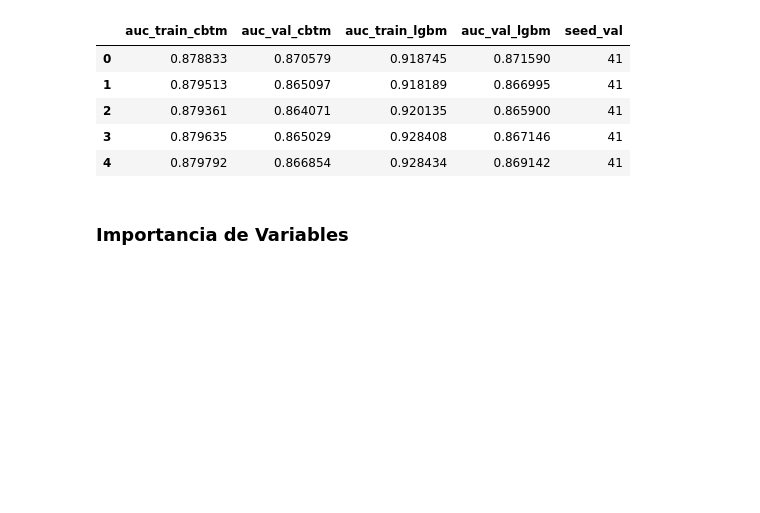
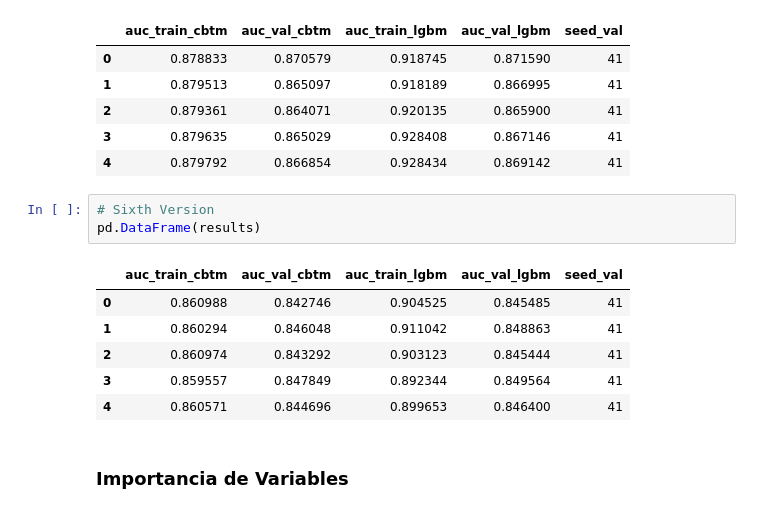
Before and after one commit to mlaricobar/solution-datathon-interbank-2020, a Jupyter notebook: [04] Model Building.ipynb, the cells around one changed output. Drawn from its saved outputs; the diff is of its cells as text; blank space fills up the shorter version.

```diff
--- a/[04] Model Building.ipynb
+++ b/[04] Model Building.ipynb
@@ -471,6 +463,16 @@ pd.DataFrame(results)
 | 2 | 0.879361 | 0.864071 | 0.920135 | 0.865900 | 41 |
 | 3 | 0.879635 | 0.865029 | 0.928408 | 0.867146 | 41 |
 | 4 | 0.879792 | 0.866854 | 0.928434 | 0.869142 | 41 |
+# %%
+# Sixth Version
+pd.DataFrame(results)
+# %% [output]
+|  | auc_train_cbtm | auc_val_cbtm | auc_train_lgbm | auc_val_lgbm | seed_val |
+| 0 | 0.860988 | 0.842746 | 0.904525 | 0.845485 | 41 |
+| 1 | 0.860294 | 0.846048 | 0.911042 | 0.848863 | 41 |
+| 2 | 0.860974 | 0.843292 | 0.903123 | 0.845444 | 41 |
+| 3 | 0.859557 | 0.847849 | 0.892344 | 0.849564 | 41 |
+| 4 | 0.860571 | 0.844696 | 0.899653 | 0.846400 | 41 |
 # %% [markdown]
 ### Importancia de Variables
 # %%
```
Also changed, not shown: parts of 12 cells of this notebook.
